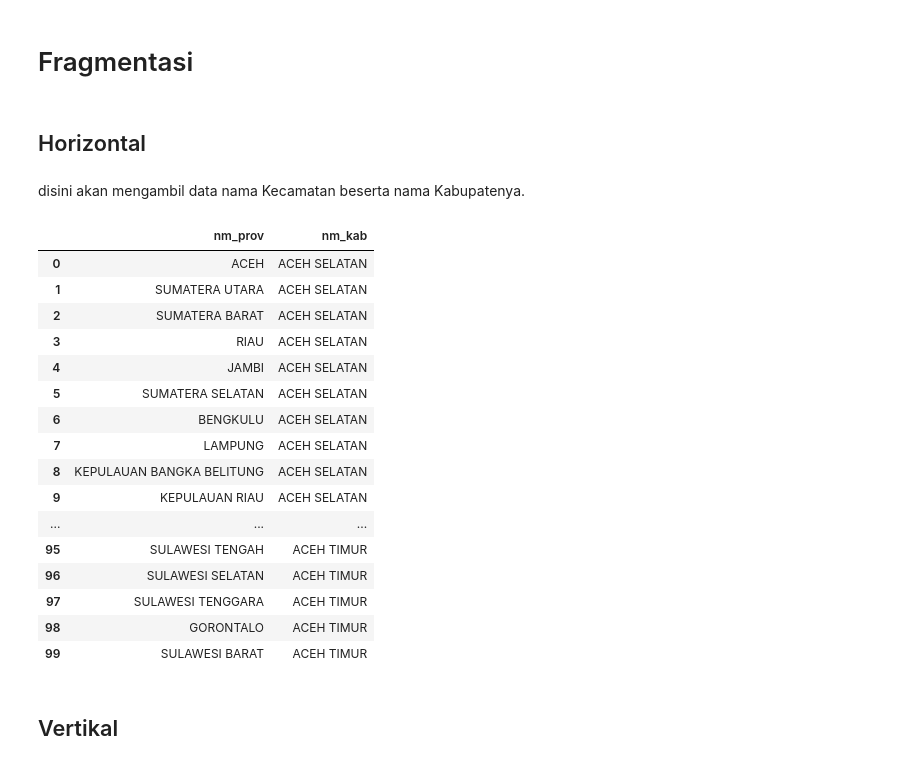
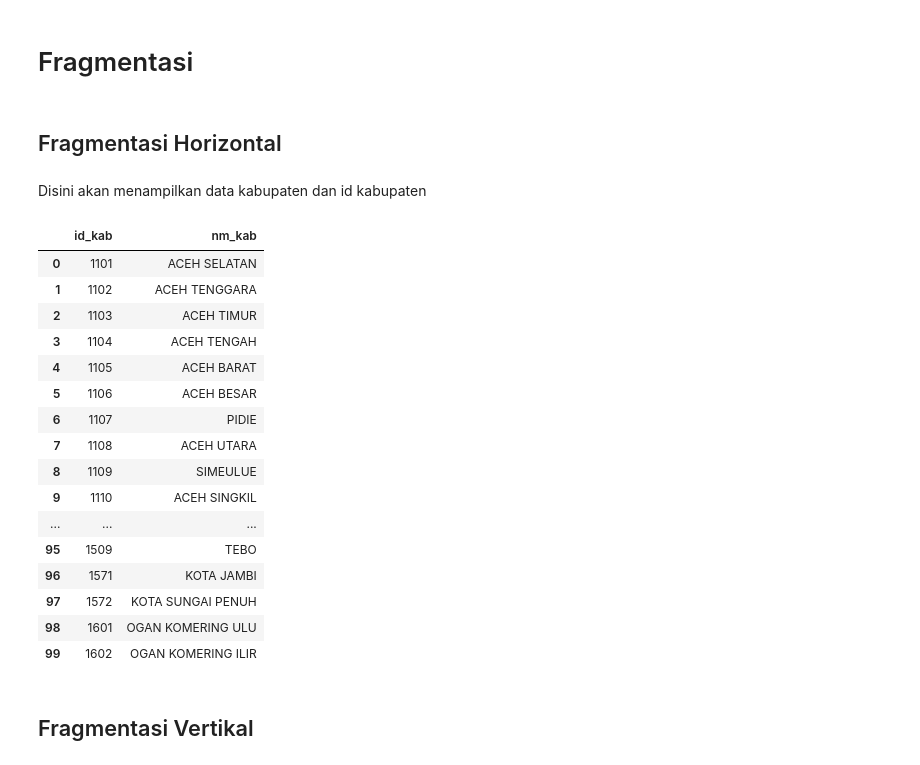
Before and after one commit to syukrillah0108/Sem_3, a Jupyter notebook: Basis Data Terdistribusi/uts/main.ipynb, the cells around one changed output. Cells and saved outputs as stored; diff of their text form; code cells hidden in the pictures.

```diff
--- a/Basis Data Terdistribusi/uts/main.ipynb
+++ b/Basis Data Terdistribusi/uts/main.ipynb
@@ -98,29 +98,28 @@ Di lihat dari jumlah data yang digunakan cukup banyak, untuk itu akan dilakukan
 # %% [markdown]
 # Fragmentasi
 # %% [markdown]
-## Horizontal
+## Fragmentasi Horizontal
-# %% [markdown]
-disini akan mengambil data nama Kecamatan beserta nama Kabupatenya.
+# %% [markdown]
+Disini akan menampilkan data kabupaten dan id kabupaten
 # %%
-SELECT nm_prov, nm_kab
-FROM kab, prov LIMIT 100;
+SELECT id_kab, nm_kab FROM kab LIMIT 100;
 # %% [output]
-|  | nm_prov | nm_kab |
-| 0 | ACEH | ACEH SELATAN |
-| 1 | SUMATERA UTARA | ACEH SELATAN |
-| 2 | SUMATERA BARAT | ACEH SELATAN |
-| 3 | RIAU | ACEH SELATAN |
-| 4 | JAMBI | ACEH SELATAN |
-| 5 | SUMATERA SELATAN | ACEH SELATAN |
-| 6 | BENGKULU | ACEH SELATAN |
-| 7 | LAMPUNG | ACEH SELATAN |
-| 8 | KEPULAUAN BANGKA BELITUNG | ACEH SELATAN |
-| 9 | KEPULAUAN RIAU | ACEH SELATAN |
+|  | id_kab | nm_kab |
+| 0 | 1101 | ACEH SELATAN |
+| 1 | 1102 | ACEH TENGGARA |
+| 2 | 1103 | ACEH TIMUR |
+| 3 | 1104 | ACEH TENGAH |
+| 4 | 1105 | ACEH BARAT |
+| 5 | 1106 | ACEH BESAR |
+| 6 | 1107 | PIDIE |
+| 7 | 1108 | ACEH UTARA |
+| 8 | 1109 | SIMEULUE |
+| 9 | 1110 | ACEH SINGKIL |
 | ... | ... | ... |
-| 95 | SULAWESI TENGAH | ACEH TIMUR |
-| 96 | SULAWESI SELATAN | ACEH TIMUR |
-| 97 | SULAWESI TENGGARA | ACEH TIMUR |
-| 98 | GORONTALO | ACEH TIMUR |
-| 99 | SULAWESI BARAT | ACEH TIMUR |
+| 95 | 1509 | TEBO |
+| 96 | 1571 | KOTA JAMBI |
+| 97 | 1572 | KOTA SUNGAI PENUH |
+| 98 | 1601 | OGAN KOMERING ULU |
+| 99 | 1602 | OGAN KOMERING ILIR |
 # %% [markdown]
-## Vertikal
+## Fragmentasi Vertikal
```
Also changed, not shown: parts of 5 cells of this notebook, 9 other files.
